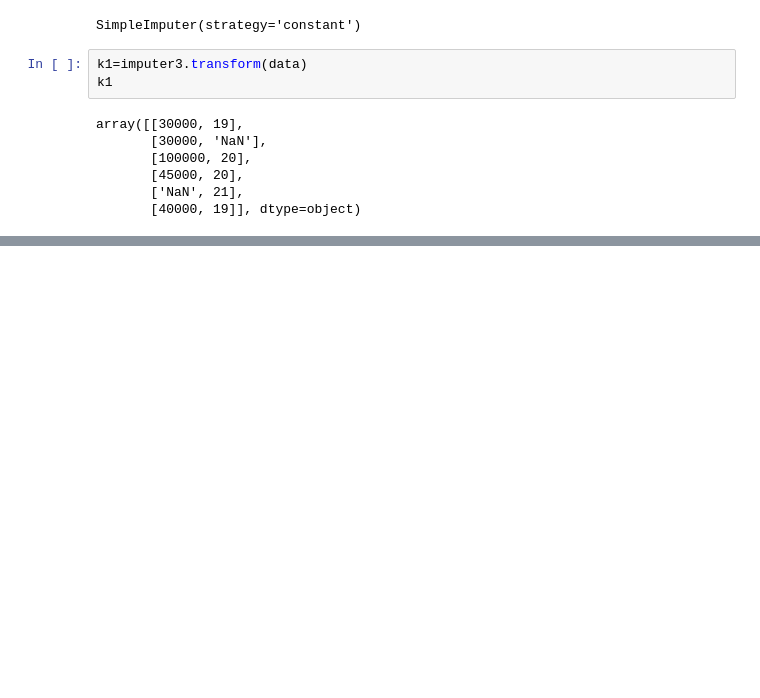
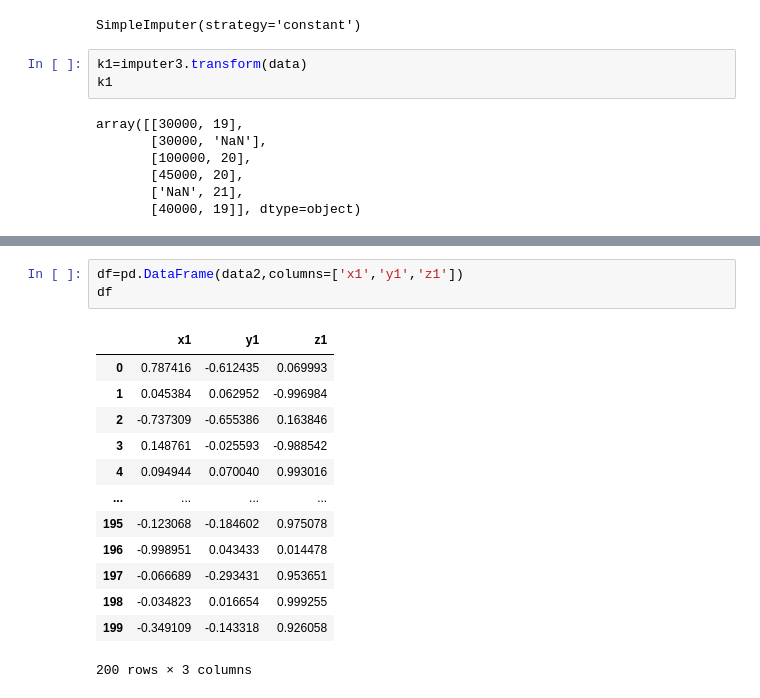
Before and after one commit to Mdanash/Machine_learning, a Jupyter notebook: Machine_Learning_Basics/Data Preprocessing.ipynb, the cells around one changed output, grey strips where cells are left out. Cells and saved outputs as stored; diff of their text form; blank space fills up the shorter version.

```diff
--- a/Machine_Learning_Basics/Data Preprocessing.ipynb
+++ b/Machine_Learning_Basics/Data Preprocessing.ipynb
@@ -172,0 +227,17 @@ array([[30000, 19],
+# %%
+df=pd.DataFrame(data2,columns=['x1','y1','z1'])
+df
+# %% [output]
+|  | x1 | y1 | z1 |
+| 0 | 0.787416 | -0.612435 | 0.069993 |
+| 1 | 0.045384 | 0.062952 | -0.996984 |
+| 2 | -0.737309 | -0.655386 | 0.163846 |
+| 3 | 0.148761 | -0.025593 | -0.988542 |
+| 4 | 0.094944 | 0.070040 | 0.993016 |
+| ... | ... | ... | ... |
+| 195 | -0.123068 | -0.184602 | 0.975078 |
+| 196 | -0.998951 | 0.043433 | 0.014478 |
+| 197 | -0.066689 | -0.293431 | 0.953651 |
+| 198 | -0.034823 | 0.016654 | 0.999255 |
+| 199 | -0.349109 | -0.143318 | 0.926058 |
+200 rows × 3 columns
```
Also changed, not shown: parts of 10 cells of this notebook.
